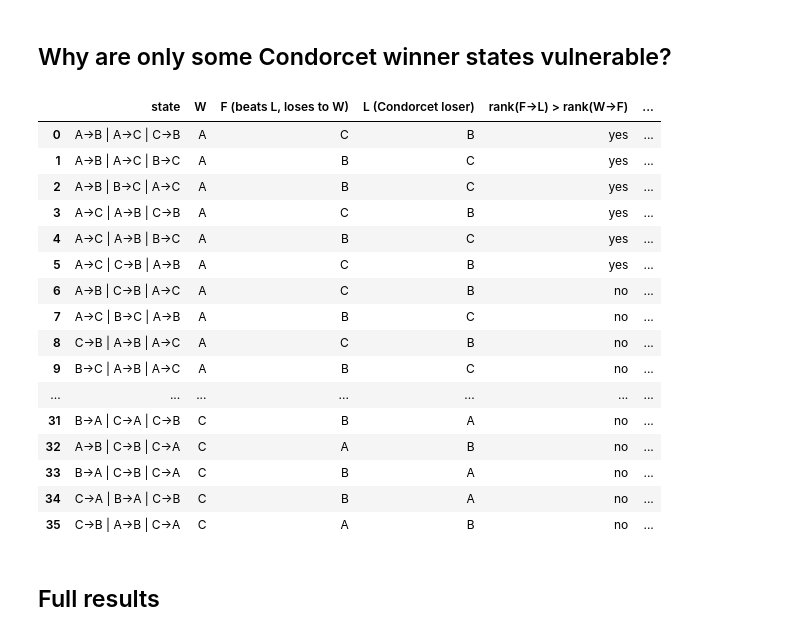
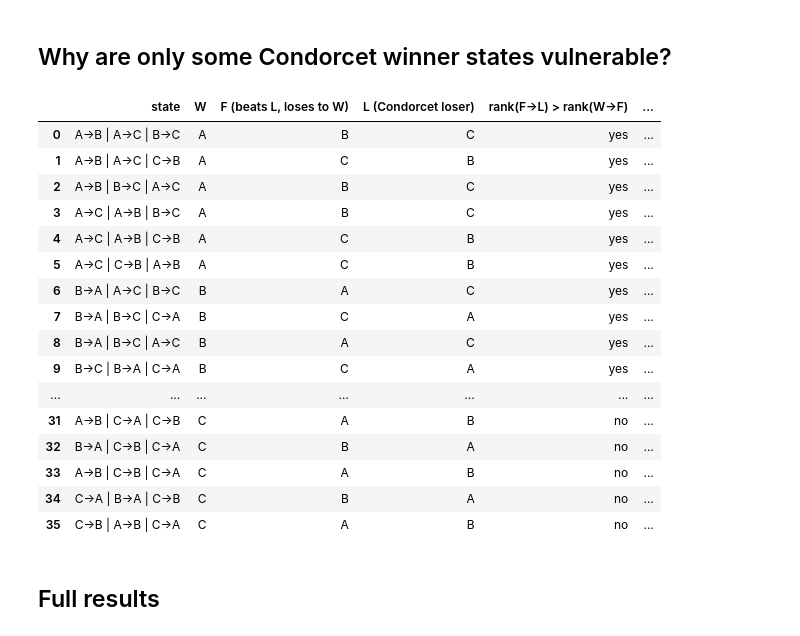
Before and after one commit to eigentaylor/eigentaylor.github.io, a Jupyter notebook: assets/jupyter/better_choices_verification.ipynb, the cells around one changed output. Cells and saved outputs as stored; diff of their text form; code cells hidden in the pictures.

```diff
--- a/assets/jupyter/better_choices_verification.ipynb
+++ b/assets/jupyter/better_choices_verification.ipynb
@@ -462,49 +462,49 @@ def burial_coalition(s):
     return F, W, L
 
 def vulnerable_to_burial(s):
     # Theorem (Burial vulnerability): s is vulnerable to the F>W>L coalition
     # iff margin(F->L) is wider than margin(W->F) -- at G1 the only
     # concordant pair is F-vs-L and the only discordant pair in a CW state is
     # W-vs-F, so the reachability lemma collapses to this single comparison
     F, W, L = burial_coalition(s)
     FL, WF = frozenset((F, L)), frozenset((W, F))
     return slot_of(s, FL) > slot_of(s, WF)
 
 def actually_vulnerable(s):
     F, W, L = burial_coalition(s)
     order = (F, W, L)
     return any(prefers(order, winner(q), winner(s)) for q in R(s, order))
 
 cw_states = [s for s in STATES if condorcet_winner(s) is not None]
 check('closed-form rule (Burial vulnerability) matches brute-forced vulnerability for every CW state',
       all(vulnerable_to_burial(s) == actually_vulnerable(s) for s in cw_states))
 check('exactly half (18/36) of Condorcet-winner states are vulnerable', sum(map(vulnerable_to_burial, cw_states)) == 18)
 
 pd.DataFrame({
     'state': [fmt_state(s) for s in cw_states],
     'W': [condorcet_winner(s) for s in cw_states],
     'F (beats L, loses to W)': [burial_coalition(s)[0] for s in cw_states],
     'L (Condorcet loser)': [burial_coalition(s)[2] for s in cw_states],
     'rank(F→L) > rank(W→F)': ['yes' if vulnerable_to_burial(s) else 'no' for s in cw_states],
     'vulnerable to F>W>L burial?': ['yes' if actually_vulnerable(s) else 'no' for s in cw_states],
-    'rank matches vulnerability?': ['yes' if vulnerable_to_burial(s) == actually_vulnerable(s) else 'no' for s in cw_states],
-}).sort_values(['W', 'vulnerable to F>W>L burial?'], ascending=[True, False]).reset_index(drop=True)
+    'metrics match?': ['yes' if vulnerable_to_burial(s) == actually_vulnerable(s) else 'no' for s in cw_states],
+}).sort_values(['vulnerable to F>W>L burial?', 'W'], ascending=[False, True]).reset_index(drop=True)
 # %% [output]
 |  | state | W | F (beats L, loses to W) | L (Condorcet loser) | rank(F→L) > rank(W→F) | ... |
-| 0 | A→B | A→C | C→B | A | C | B | yes | ... |
-| 1 | A→B | A→C | B→C | A | B | C | yes | ... |
+| 0 | A→B | A→C | B→C | A | B | C | yes | ... |
+| 1 | A→B | A→C | C→B | A | C | B | yes | ... |
 | 2 | A→B | B→C | A→C | A | B | C | yes | ... |
-| 3 | A→C | A→B | C→B | A | C | B | yes | ... |
-| 4 | A→C | A→B | B→C | A | B | C | yes | ... |
+| 3 | A→C | A→B | B→C | A | B | C | yes | ... |
+| 4 | A→C | A→B | C→B | A | C | B | yes | ... |
 | 5 | A→C | C→B | A→B | A | C | B | yes | ... |
-| 6 | A→B | C→B | A→C | A | C | B | no | ... |
-| 7 | A→C | B→C | A→B | A | B | C | no | ... |
-| 8 | C→B | A→B | A→C | A | C | B | no | ... |
-| 9 | B→C | A→B | A→C | A | B | C | no | ... |
+| 6 | B→A | A→C | B→C | B | A | C | yes | ... |
+| 7 | B→A | B→C | C→A | B | C | A | yes | ... |
+| 8 | B→A | B→C | A→C | B | A | C | yes | ... |
+| 9 | B→C | B→A | C→A | B | C | A | yes | ... |
 | ... | ... | ... | ... | ... | ... | ... |
-| 31 | B→A | C→A | C→B | C | B | A | no | ... |
-| 32 | A→B | C→B | C→A | C | A | B | no | ... |
-| 33 | B→A | C→B | C→A | C | B | A | no | ... |
+| 31 | A→B | C→A | C→B | C | A | B | no | ... |
+| 32 | B→A | C→B | C→A | C | B | A | no | ... |
+| 33 | A→B | C→B | C→A | C | A | B | no | ... |
 | 34 | C→A | B→A | C→B | C | B | A | no | ... |
 | 35 | C→B | A→B | C→A | C | A | B | no | ... |
 # %% [markdown]
```
Also changed, not shown: parts of 1 cell of this notebook.
